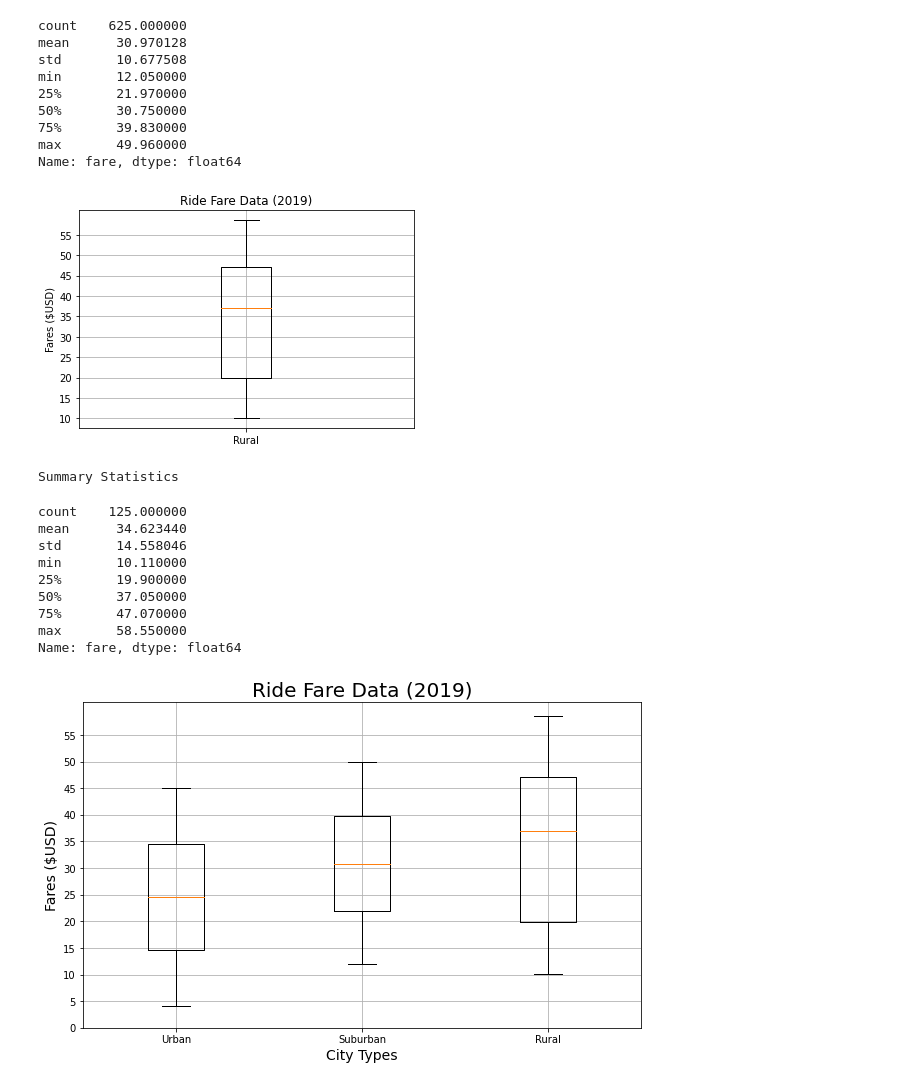
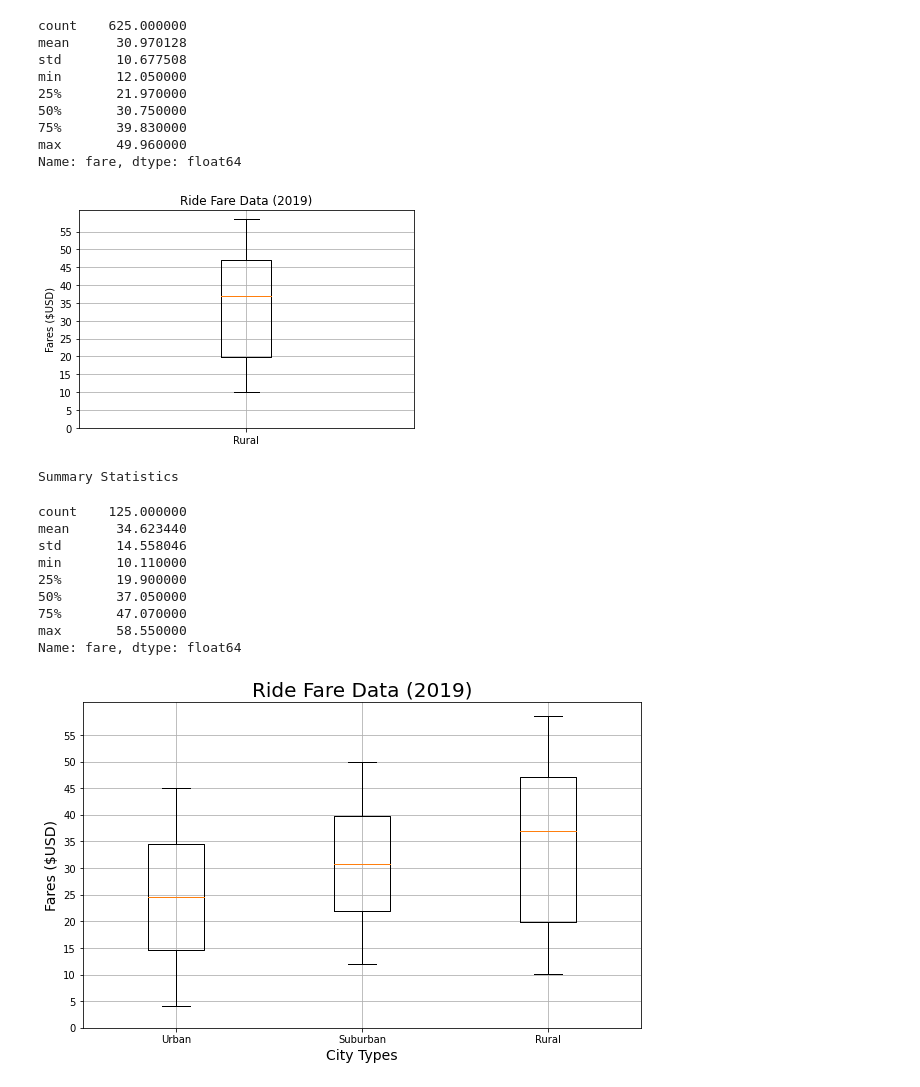
Before and after one commit to sanketkumaronline/PyBer_Analysis, a Jupyter notebook: PyBer.ipynb, the cells around one changed output. Cells and saved outputs as stored; diff of their text form; code cells hidden in the pictures.

```diff
--- a/PyBer.ipynb
+++ b/PyBer.ipynb
@@ -667,18 +667,18 @@ Name: fare, dtype: float64
 # %%
 # Create a box-and-whisker plot for the rural cities ride count
 x_labels = ["Rural"]
 fig, ax = plt.subplots()
 ax.boxplot(rural_fares, labels=x_labels)
 # Add the title, y-axis label and grid
 ax.set_title('Ride Fare Data (2019)')
 ax.set_ylabel('Fares ($USD)')
-ax.set_yticks(np.arange(10, 60, step=5.0))
+ax.set_yticks(np.arange(0, 60, step=5.0))
 ax.grid()
 plt.show()
 print("Summary Statistics")
 rural_fares.describe()
 # %% [output]
-[figure, old version]
+[figure, new version]
 Summary Statistics
 count    125.000000
 mean      34.623440
```
Also changed, not shown: parts of 4 cells of this notebook, 1 other file.
